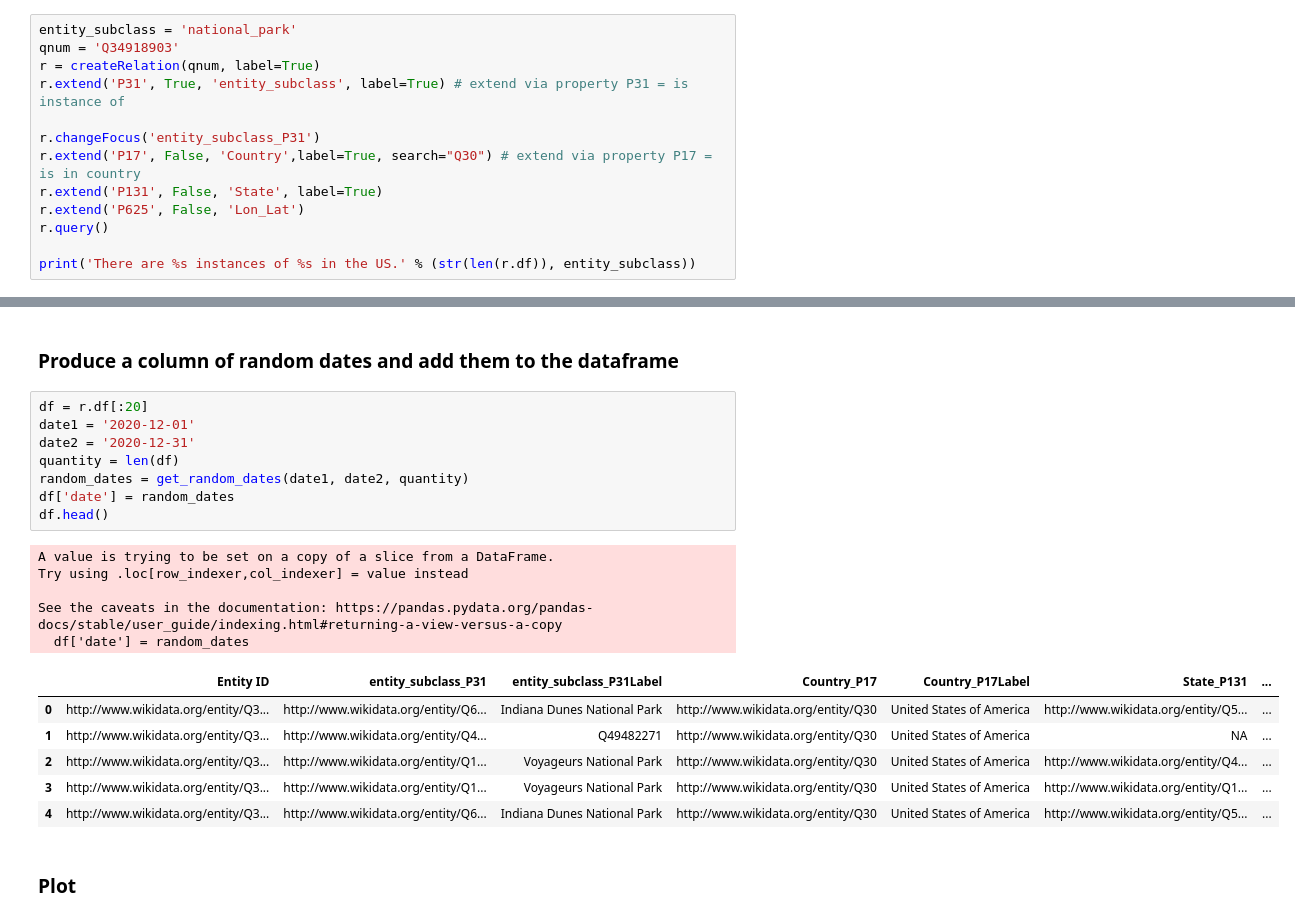
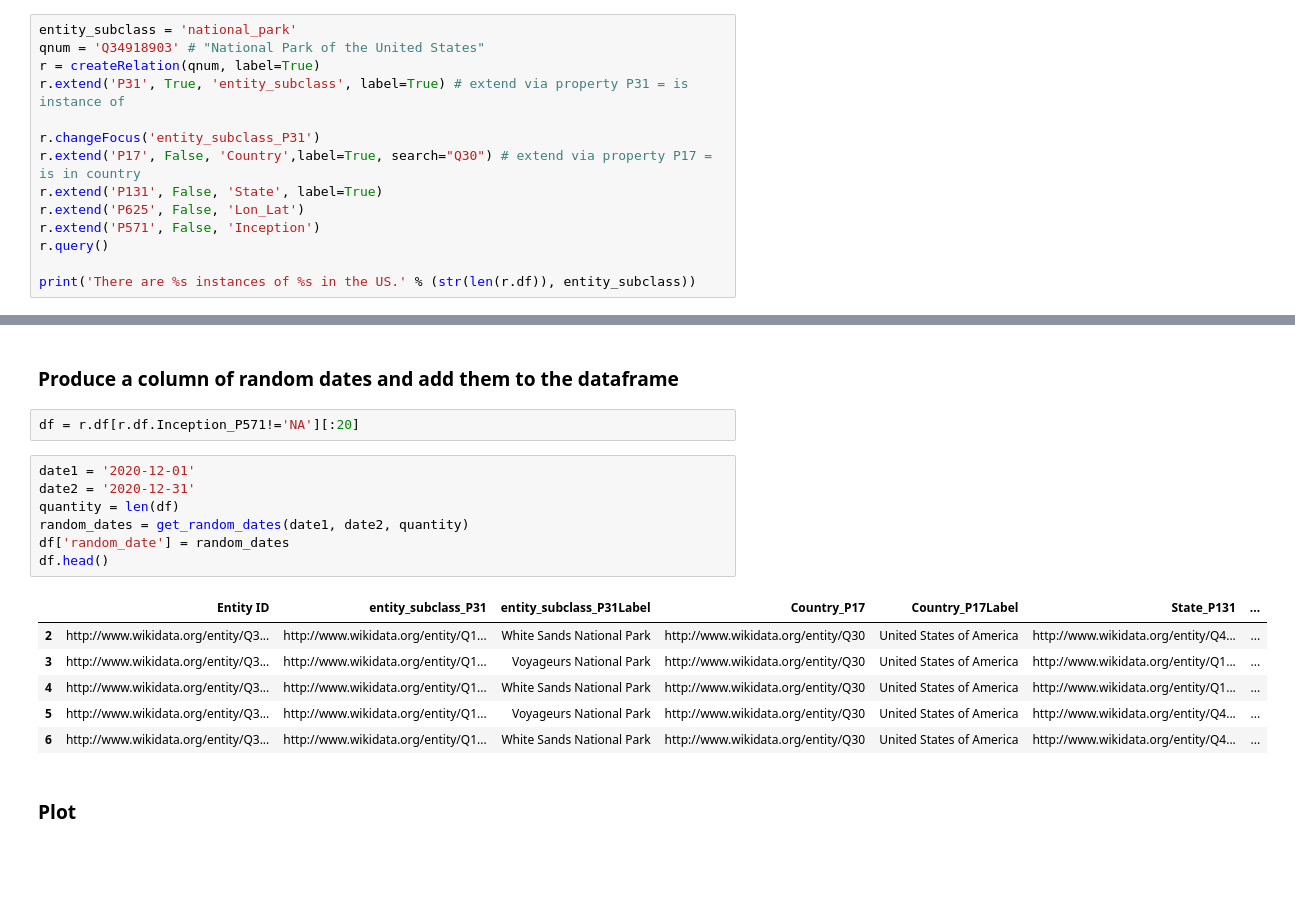
Before and after one commit to ovynnej/gov, a Jupyter notebook: sparql_index_functions_for_arrow_maps.ipynb, the cells around one changed output, grey strips where cells are left out. Saved outputs shown, nothing was run; the diff lists cells and outputs as text; blank space fills up the shorter version.

```diff
--- a/sparql_index_functions_for_arrow_maps.ipynb
+++ b/sparql_index_functions_for_arrow_maps.ipynb
@@ -652,7 +699,7 @@ arrow_map(r.df, 'date', 'Lon_Lat_P625', 'gov_building_subclass_P31Label', 'Visit
 ### Create relation
 # %%
 entity_subclass = 'national_park'
-qnum = 'Q34918903'
+qnum = 'Q34918903' # "National Park of the United States"
 r = createRelation(qnum, label=True)
 r.extend('P31', True, 'entity_subclass', label=True) # extend via property P31 = is instance of
 
@@ -660,6 +707,7 @@ r.changeFocus('entity_subclass_P31')
 r.extend('P17', False, 'Country',label=True, search="Q30") # extend via property P17 = is in country
 r.extend('P131', False, 'State', label=True)
 r.extend('P625', False, 'Lon_Lat')
+r.extend('P571', False, 'Inception')
 r.query()
 
 print('There are %s instances of %s in the US.' % (str(len(r.df)), entity_subclass))
@@ -684,25 +732,21 @@ r.df
 # %% [markdown]
 ### Produce a column of random dates and add them to the dataframe
+# %%
+df = r.df[r.df.Inception_P571!='NA'][:20]
 # %%
-df = r.df[:20]
 date1 = '2020-12-01'
 date2 = '2020-12-31'
 quantity = len(df)
 random_dates = get_random_dates(date1, date2, quantity)
-df['date'] = random_dates
+df['random_date'] = random_dates
 df.head()
 # %% [output]
-A value is trying to be set on a copy of a slice from a DataFrame.
-Try using .loc[row_indexer,col_indexer] = value instead
-
-See the caveats in the documentation: https://pandas.pydata.org/pandas-docs/stable/user_guide/indexing.html#returning-a-view-versus-a-copy
-  df['date'] = random_dates
 |  | Entity ID | entity_subclass_P31 | entity_subclass_P31Label | Country_P17 | Country_P17Label | State_P131 | ... |
-| 0 | http://www.wikidata.org/entity/Q3... | http://www.wikidata.org/entity/Q6... | Indiana Dunes National Park | http://www.wikidata.org/entity/Q30 | United States of America | http://www.wikidata.org/entity/Q5... | ... |
-| 1 | http://www.wikidata.org/entity/Q3... | http://www.wikidata.org/entity/Q4... | Q49482271 | http://www.wikidata.org/entity/Q30 | United States of America | NA | ... |
-| 2 | http://www.wikidata.org/entity/Q3... | http://www.wikidata.org/entity/Q1... | Voyageurs National Park | http://www.wikidata.org/entity/Q30 | United States of America | http://www.wikidata.org/entity/Q4... | ... |
+| 2 | http://www.wikidata.org/entity/Q3... | http://www.wikidata.org/entity/Q1... | White Sands National Park | http://www.wikidata.org/entity/Q30 | United States of America | http://www.wikidata.org/entity/Q4... | ... |
 | 3 | http://www.wikidata.org/entity/Q3... | http://www.wikidata.org/entity/Q1... | Voyageurs National Park | http://www.wikidata.org/entity/Q30 | United States of America | http://www.wikidata.org/entity/Q1... | ... |
-| 4 | http://www.wikidata.org/entity/Q3... | http://www.wikidata.org/entity/Q6... | Indiana Dunes National Park | http://www.wikidata.org/entity/Q30 | United States of America | http://www.wikidata.org/entity/Q5... | ... |
+| 4 | http://www.wikidata.org/entity/Q3... | http://www.wikidata.org/entity/Q1... | White Sands National Park | http://www.wikidata.org/entity/Q30 | United States of America | http://www.wikidata.org/entity/Q1... | ... |
+| 5 | http://www.wikidata.org/entity/Q3... | http://www.wikidata.org/entity/Q1... | Voyageurs National Park | http://www.wikidata.org/entity/Q30 | United States of America | http://www.wikidata.org/entity/Q4... | ... |
+| 6 | http://www.wikidata.org/entity/Q3... | http://www.wikidata.org/entity/Q1... | White Sands National Park | http://www.wikidata.org/entity/Q30 | United States of America | http://www.wikidata.org/entity/Q4... | ... |
 # %% [markdown]
 ### Plot
 # %%
```
Also changed, not shown: parts of 26 cells of this notebook.
